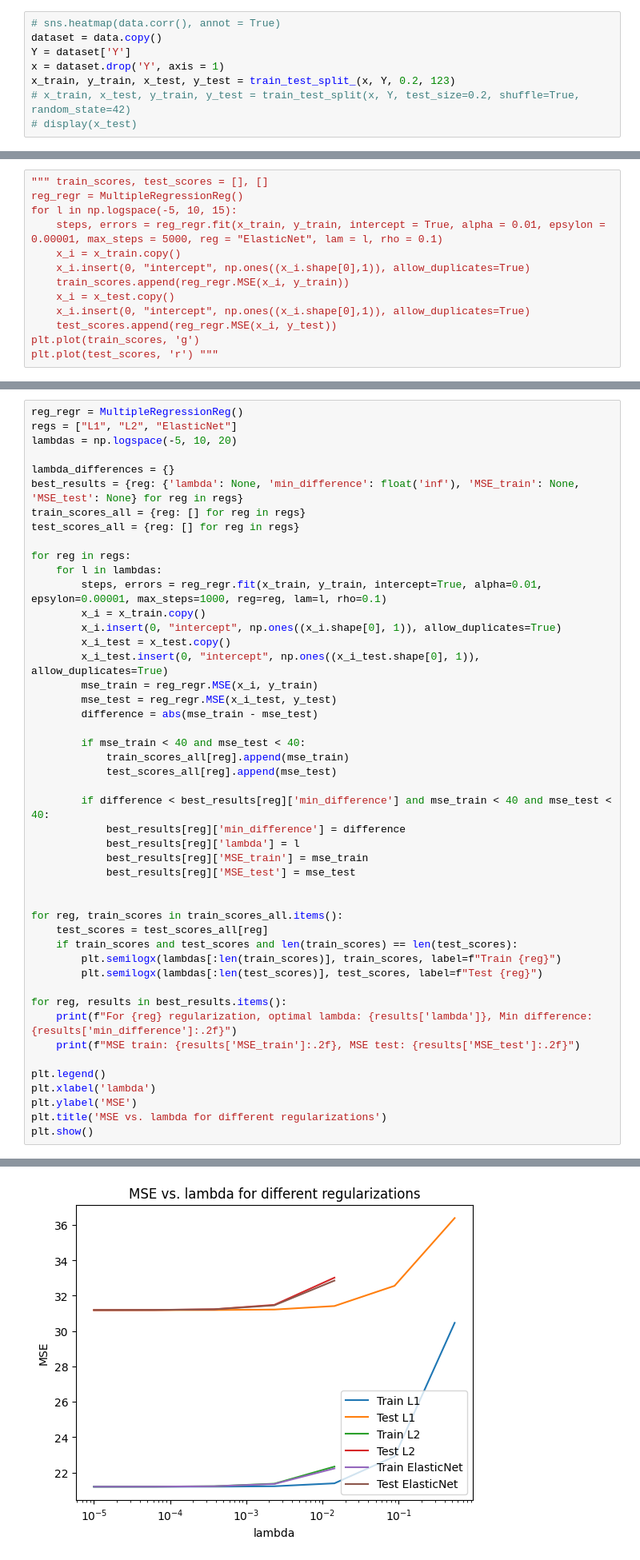
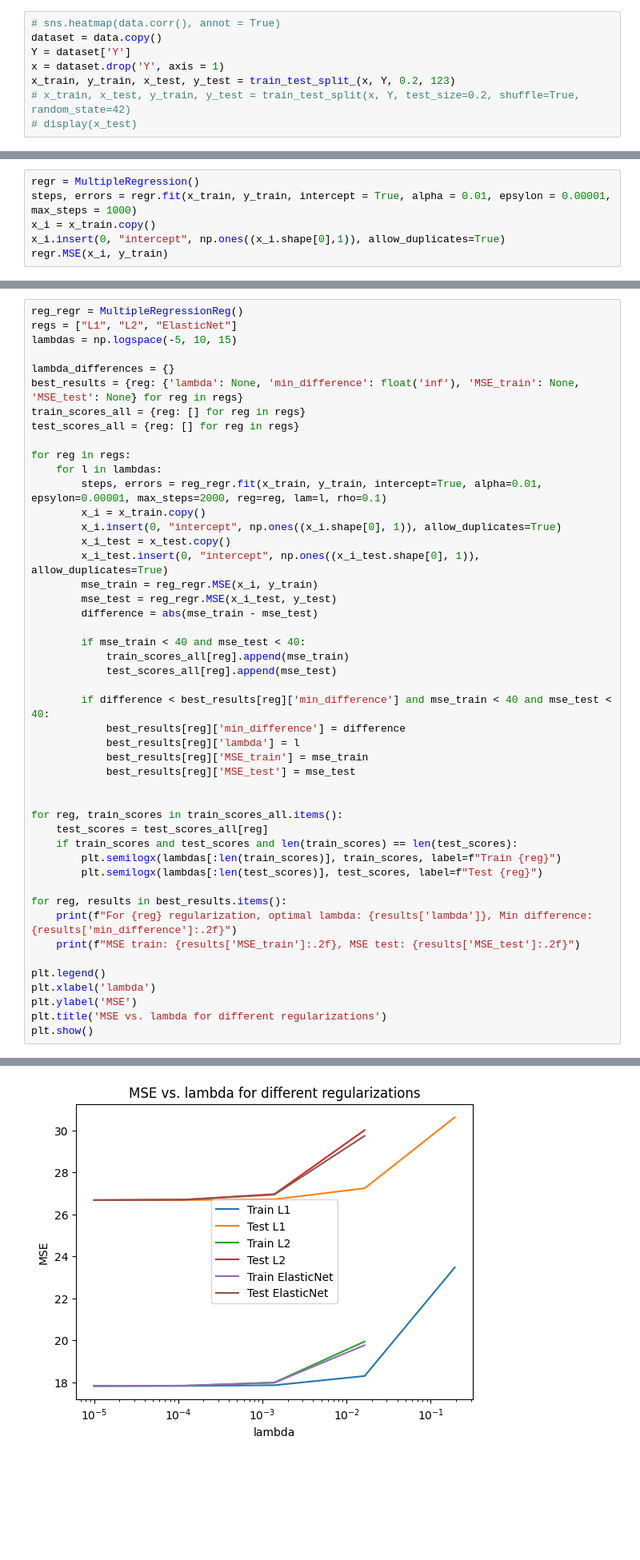
Before and after one commit to Ghostikxd/4.1_labs, a Jupyter notebook: SII/lab3/lab3.ipynb, the cells around one changed output, grey strips where cells are left out. Shown at 80% size. Drawn from its saved outputs; the diff is of its cells as text; blank space fills up the shorter version.

```diff
--- a/SII/lab3/lab3.ipynb
+++ b/SII/lab3/lab3.ipynb
@@ -30,0 +66,6 @@ x_train, y_train, x_test, y_test = train_test_split_(x, Y, 0.2, 123)
+# %%
+regr = MultipleRegression()
+steps, errors = regr.fit(x_train, y_train, intercept = True, alpha = 0.01, epsylon = 0.00001, max_steps = 1000)
+x_i = x_train.copy()
+x_i.insert(0, "intercept", np.ones((x_i.shape[0],1)), allow_duplicates=True)
+regr.MSE(x_i, y_train)
@@ -70,16 +119,3 @@ class MultipleRegressionReg(object):
             if new_error < epsylon:
                 break
         return steps, errors
-# %%
-""" train_scores, test_scores = [], []
-reg_regr = MultipleRegressionReg()
-for l in np.logspace(-5, 10, 15):
-    steps, errors = reg_regr.fit(x_train, y_train, intercept = True, alpha = 0.01, epsylon = 0.00001, max_steps = 5000, reg = "ElasticNet", lam = l, rho = 0.1)
-    x_i = x_train.copy()
-    x_i.insert(0, "intercept", np.ones((x_i.shape[0],1)), allow_duplicates=True)
-    train_scores.append(reg_regr.MSE(x_i, y_train))
-    x_i = x_test.copy()
-    x_i.insert(0, "intercept", np.ones((x_i.shape[0],1)), allow_duplicates=True)
-    test_scores.append(reg_regr.MSE(x_i, y_test))
-plt.plot(train_scores, 'g')
-plt.plot(test_scores, 'r') """
@@ -88,7 +122,7 @@ plt.plot(test_scores, 'r') """
 # %%
 reg_regr = MultipleRegressionReg()
 regs = ["L1", "L2", "ElasticNet"]
-lambdas = np.logspace(-5, 10, 20)
+lambdas = np.logspace(-5, 10, 15)
 
 lambda_differences = {}
 best_results = {reg: {'lambda': None, 'min_difference': float('inf'), 'MSE_train': None, 'MSE_test': None} for reg in regs}
@@ -97,7 +131,7 @@ test_scores_all = {reg: [] for reg in regs}
 
 for reg in regs:
     for l in lambdas:
-        steps, errors = reg_regr.fit(x_train, y_train, intercept=True, alpha=0.01, epsylon=0.00001, max_steps=1000, reg=reg, lam=l, rho=0.1)
+        steps, errors = reg_regr.fit(x_train, y_train, intercept=True, alpha=0.01, epsylon=0.00001, max_steps=2000, reg=reg, lam=l, rho=0.1)
         x_i = x_train.copy()
         x_i.insert(0, "intercept", np.ones((x_i.shape[0], 1)), allow_duplicates=True)
         x_i_test = x_test.copy()
@@ -142,4 +176,4 @@ MSE train: 21.20, MSE test: 31.19
-[figure, old version]
+[figure, new version]
 # %%
 """ reg_regr = MultipleRegressionReg()
 regs = ["L1", "L2", "ElasticNet"]
```
Also changed, not shown: parts of 5 cells of this notebook, 3 other files.
